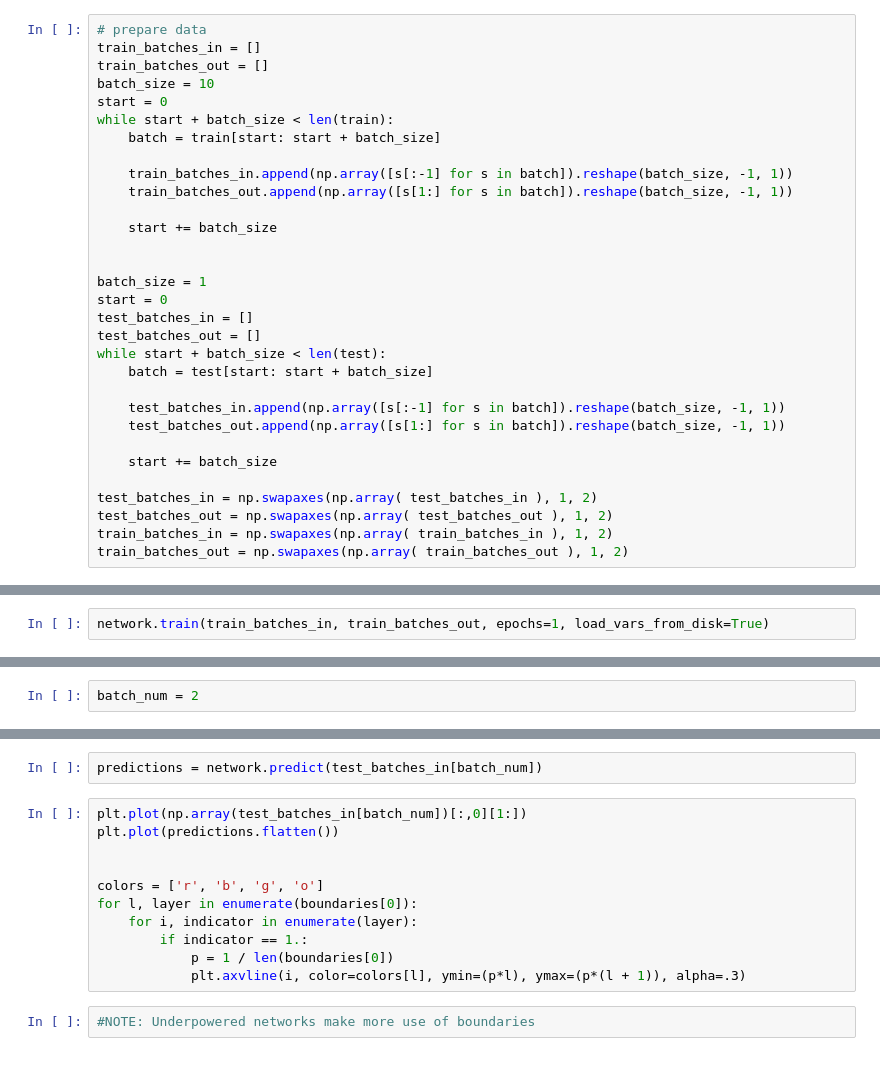
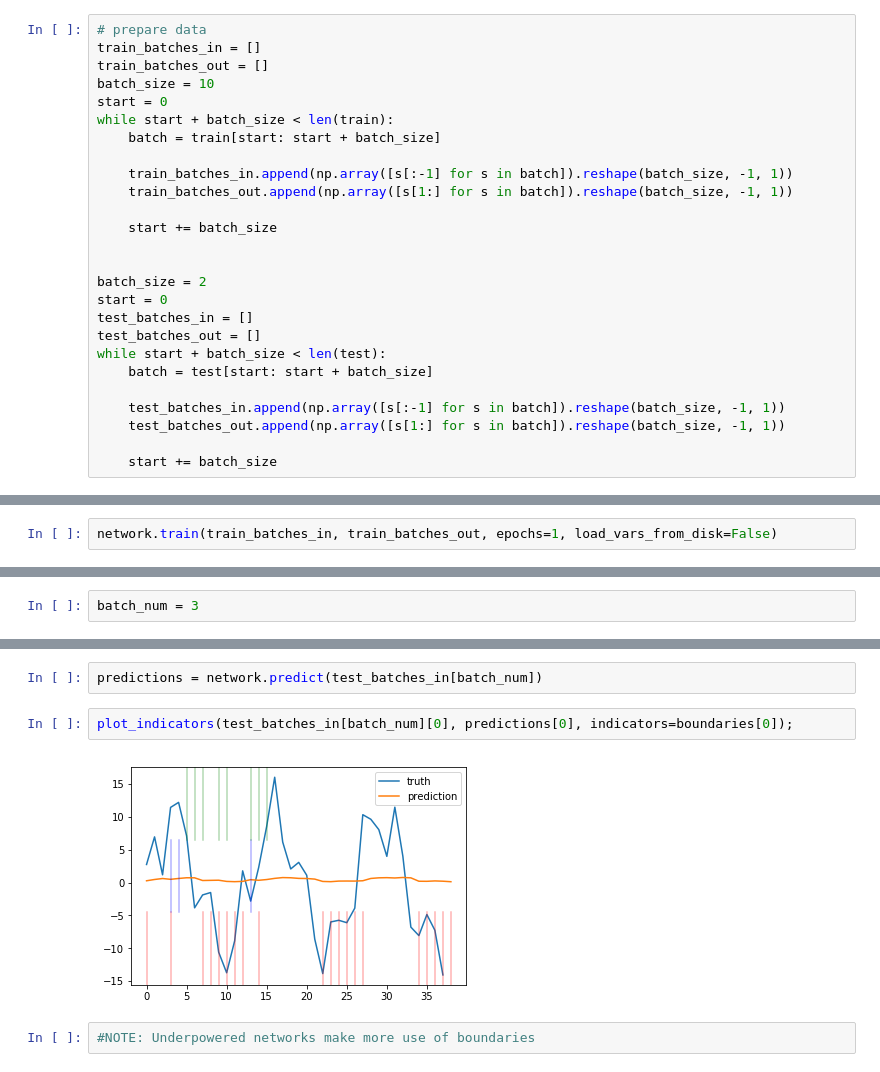
Before and after one commit to nsfinkelstein/hierarchical-rnn, a Jupyter notebook: hmlstm_demo.ipynb, the cells around one changed output, grey strips where cells are left out. Cells and saved outputs as stored; diff of their text form.

```diff
--- a/hmlstm_demo.ipynb
+++ b/hmlstm_demo.ipynb
@@ -46,7 +47,7 @@ while start + batch_size < len(train):
     start += batch_size
 
 
-batch_size = 1
+batch_size = 2
 start = 0
 test_batches_in = []
 test_batches_out = []
@@ -57,14 +58,9 @@ while start + batch_size < len(test):
     test_batches_out.append(np.array([s[1:] for s in batch]).reshape(batch_size, -1, 1))
 
     start += batch_size
-
-test_batches_in = np.swapaxes(np.array( test_batches_in ), 1, 2)
-test_batches_out = np.swapaxes(np.array( test_batches_out ), 1, 2)
-train_batches_in = np.swapaxes(np.array( train_batches_in ), 1, 2)
-train_batches_out = np.swapaxes(np.array( train_batches_out ), 1, 2)
 # %%
 tf.reset_default_graph()
 network = HMLSTMNetwork(input_size=1, task='regression', hidden_state_sizes=13,
                        embed_size=20, out_hidden_size=13, num_layers=3)
 # %%
-network.train(train_batches_in, train_batches_out, epochs=1, load_vars_from_disk=True)
+network.train(train_batches_in, train_batches_out, epochs=1, load_vars_from_disk=False)
@@ -71,4 +85,4 @@ network.train(train_batches_in, train_batches_out, epochs=1, load_vars_from_disk
 # %%
-batch_num = 2
+batch_num = 3
 # %%
 boundaries = network.predict_boundaries(test_batches_in[batch_num])
@@ -88,16 +110,9 @@ for l in range(1, len(b)):
 # %%
 predictions = network.predict(test_batches_in[batch_num])
-# %%
-plt.plot(np.array(test_batches_in[batch_num])[:,0][1:])
-plt.plot(predictions.flatten())
-
-
-colors = ['r', 'b', 'g', 'o']
-for l, layer in enumerate(boundaries[0]):
-    for i, indicator in enumerate(layer):
-        if indicator == 1.:
-            p = 1 / len(boundaries[0])
-            plt.axvline(i, color=colors[l], ymin=(p*l), ymax=(p*(l + 1)), alpha=.3)
+# %%
+plot_indicators(test_batches_in[batch_num][0], predictions[0], indicators=boundaries[0]);
+# %% [output]
+[figure, added]
 # %%
 #NOTE: Underpowered networks make more use of boundaries
 # %% [markdown]
```
Also changed, not shown: parts of 16 cells of this notebook, 3 other files.
